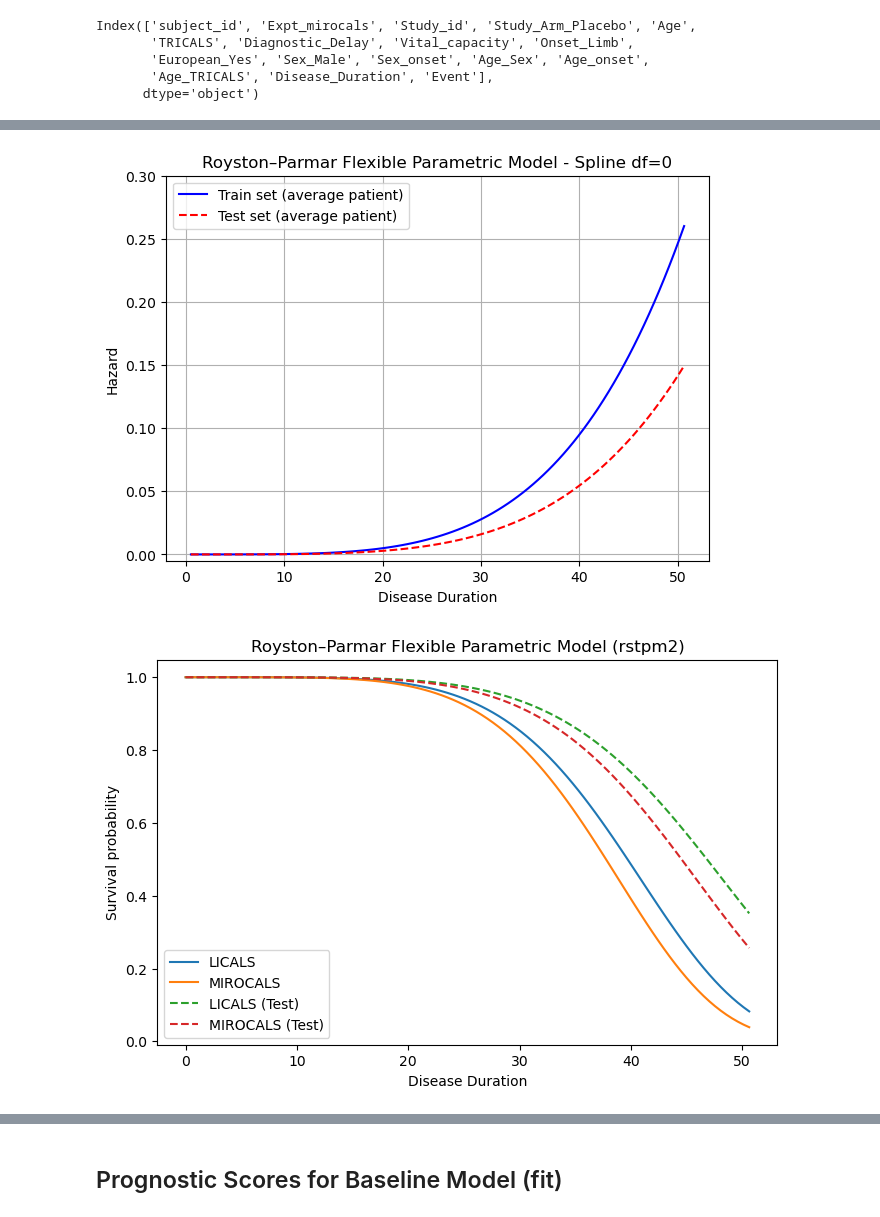
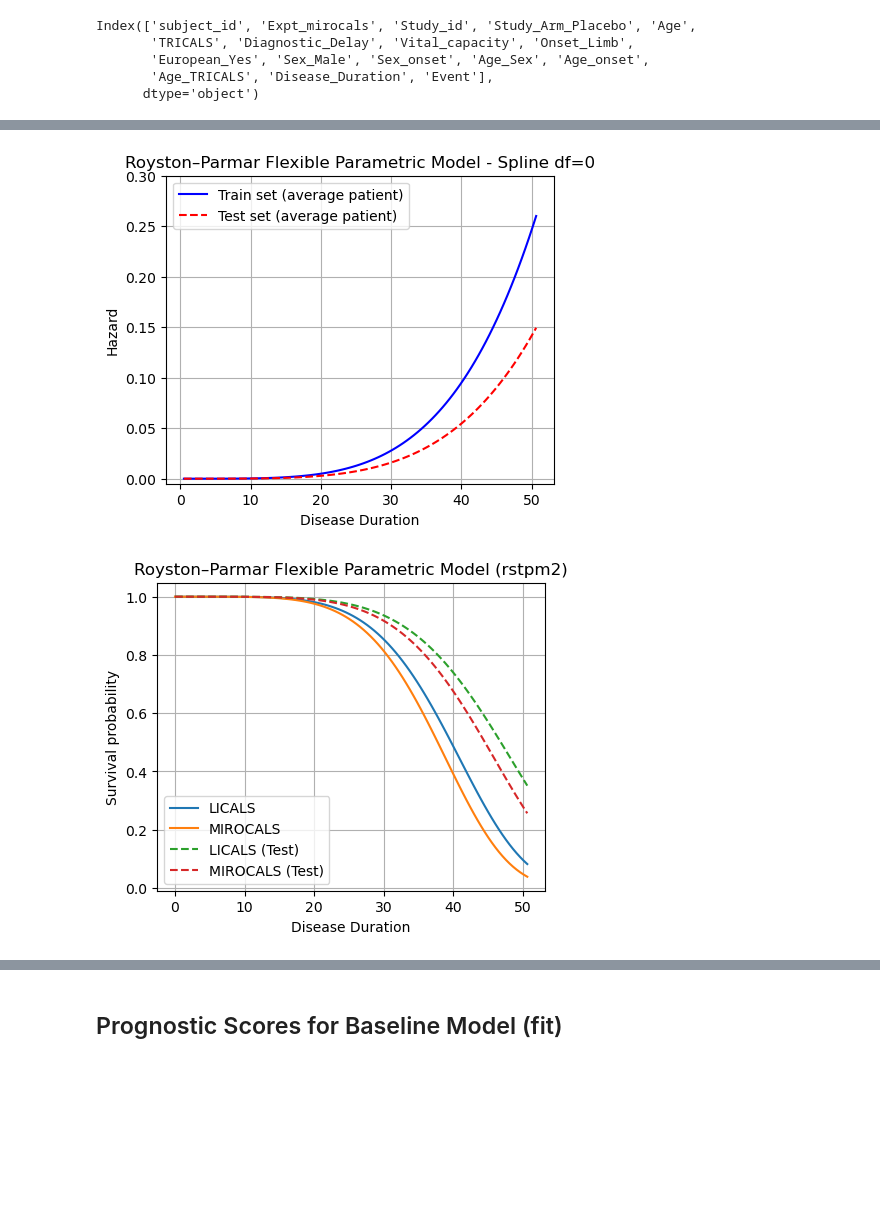
Before and after one commit to Uzoemeka/All_ALS_Data, a Jupyter notebook: 07_flexible_parametric_model_script.ipynb, the cells around one changed output, grey strips where cells are left out. Drawn from its saved outputs; the diff is of its cells as text; code cells hidden in the pictures; blank space fills up the shorter version.

```diff
--- a/07_flexible_parametric_model_script.ipynb
+++ b/07_flexible_parametric_model_script.ipynb
@@ -787,7 +789,7 @@ def prediction_survival_for_average_patient_fp_model_train_test(df, fp_model, ne
 
     # Plot
     times = np.linspace(0, df[time_col].max(), 100)
-    plt.figure(figsize=(7,5))
+    plt.figure(figsize=(5,4))
     plt.plot(times, py_S_train, label="Train set (average patient)", color='blue')
     plt.plot(times, py_S_test, label="Test set (average patient)", color='red', linestyle='--')
 
@@ -817,7 +819,7 @@ def prediction_hazard_for_average_patient_fp_model_train_test(df, fp_model, newd
         py_S_test = np.array(S_test)
 
     # Plot
-    plt.figure(figsize=(7,5))
+    plt.figure(figsize=(5,4))
     plt.plot(times, py_S_train, label="Train set (average patient)", color='blue')
     plt.plot(times, py_S_test, label="Test set (average patient)", color='red', linestyle='--')
 
@@ -831,7 +833,7 @@ def prediction_hazard_for_average_patient_fp_model_train_test(df, fp_model, newd
 
 prediction_hazard_for_average_patient_fp_model_train_test(df, fp_model, newdata_train=newdata_train, newdata_test=newdata_test, time_col='Disease_Duration')
 # %% [output]
-[figure, old version]
+[figure, new version]
 # %%
 # %%writefile going_modular/make_newdata_category_for_fp_model_prediction.py
 def make_newdata_category_for_fp_model_prediction(df, means, modes, time_col, cat_col):
@@ -883,35 +885,36 @@ def prediction_survival_for_average_patient_cat_cov_fp_model_train_test(df,
 
     S0_test = r_predict(fp_model, newdata=newdata_0_test, type="surv")
     S1_test = r_predict(fp_model, newdata=newdata_1_test, type="surv")
 
     with localconverter(default_converter + pandas2ri.converter):
         py_S0_train = np.array(S0_train)
         py_S1_train = np.array(S1_train)
         py_S0_test = np.array(S0_test)
         py_S1_test = np.array(S1_test)
 
-    plt.figure(figsize=(8,5))
+    plt.figure(figsize=(5,4))
     plt.plot(times, py_S0_train, label=f"{cat_col_0}")
     plt.plot(times, py_S1_train, label=f"{cat_col_1}")
     plt.plot(times, py_S0_test, label=f"{cat_col_0} (Test)", linestyle='--')
     plt.plot(times, py_S1_test, label=f"{cat_col_1} (Test)", linestyle='--')
     plt.xlabel("Disease Duration")
     plt.ylabel("Survival probability")
     plt.title("Royston–Parmar Flexible Parametric Model (rstpm2)")
     plt.legend()
+    plt.grid(True)
     plt.show()
 
 prediction_survival_for_average_patient_cat_cov_fp_model_train_test(df,
                                                                     fp_model,
                                                                     newdata_0_train=newdata_0_train,
                                                                     newdata_1_train=newdata_1_train,
                                                                     newdata_0_test=newdata_0_test,
                                                                     newdata_1_test=newdata_1_test,
                                                                     time_col='Disease_Duration',
                                                                     cat_col_0='LICALS',
                                                                     cat_col_1='MIROCALS')
 # %% [output]
-[figure, old version]
+[figure, new version]
 # %%
 # %%writefile going_modular/prediction_hazard_for_average_patient_cat_cov_fp_model_train_test.py
 def prediction_hazard_for_average_patient_cat_cov_fp_model_train_test(df,
```
Also changed, not shown: parts of 28 cells of this notebook, 5 other files.
